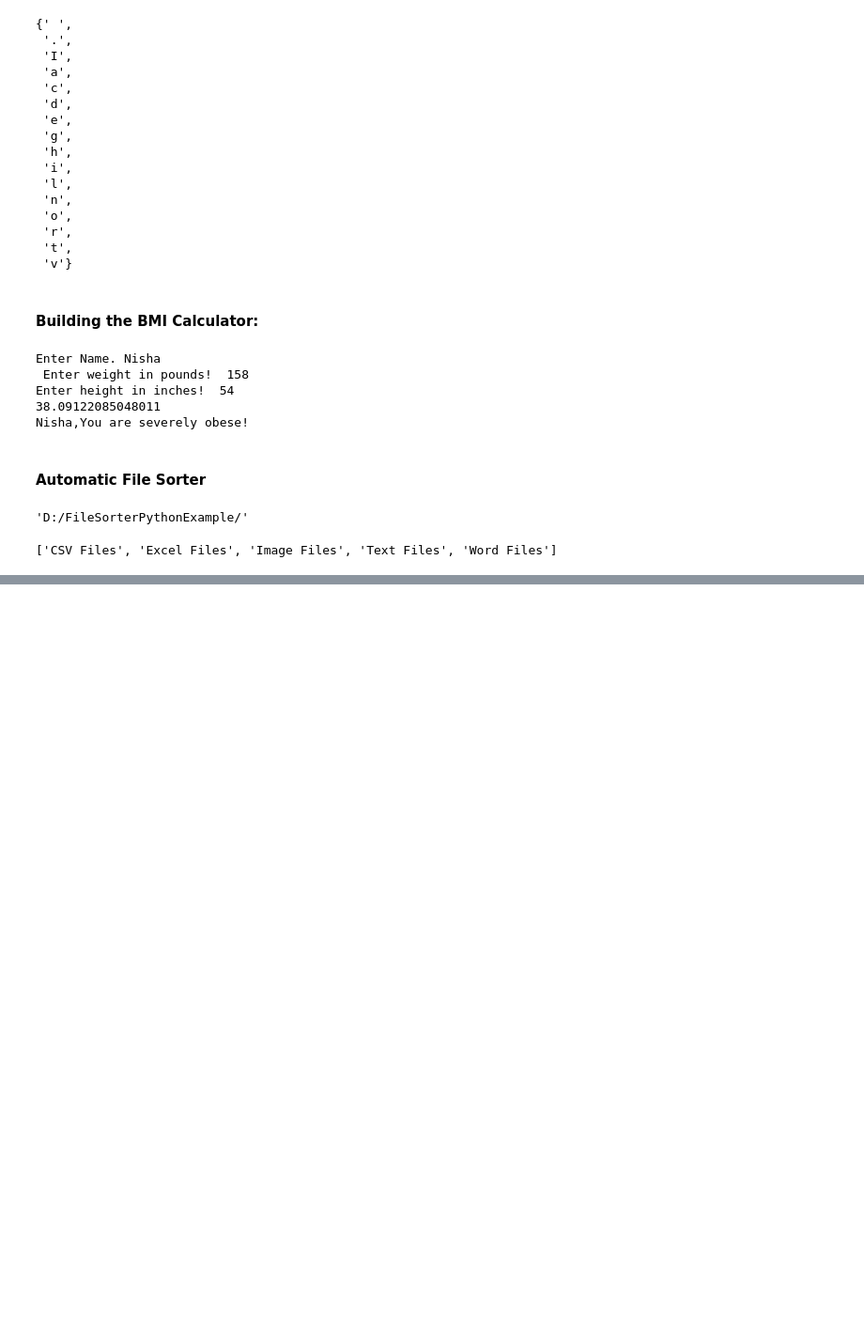
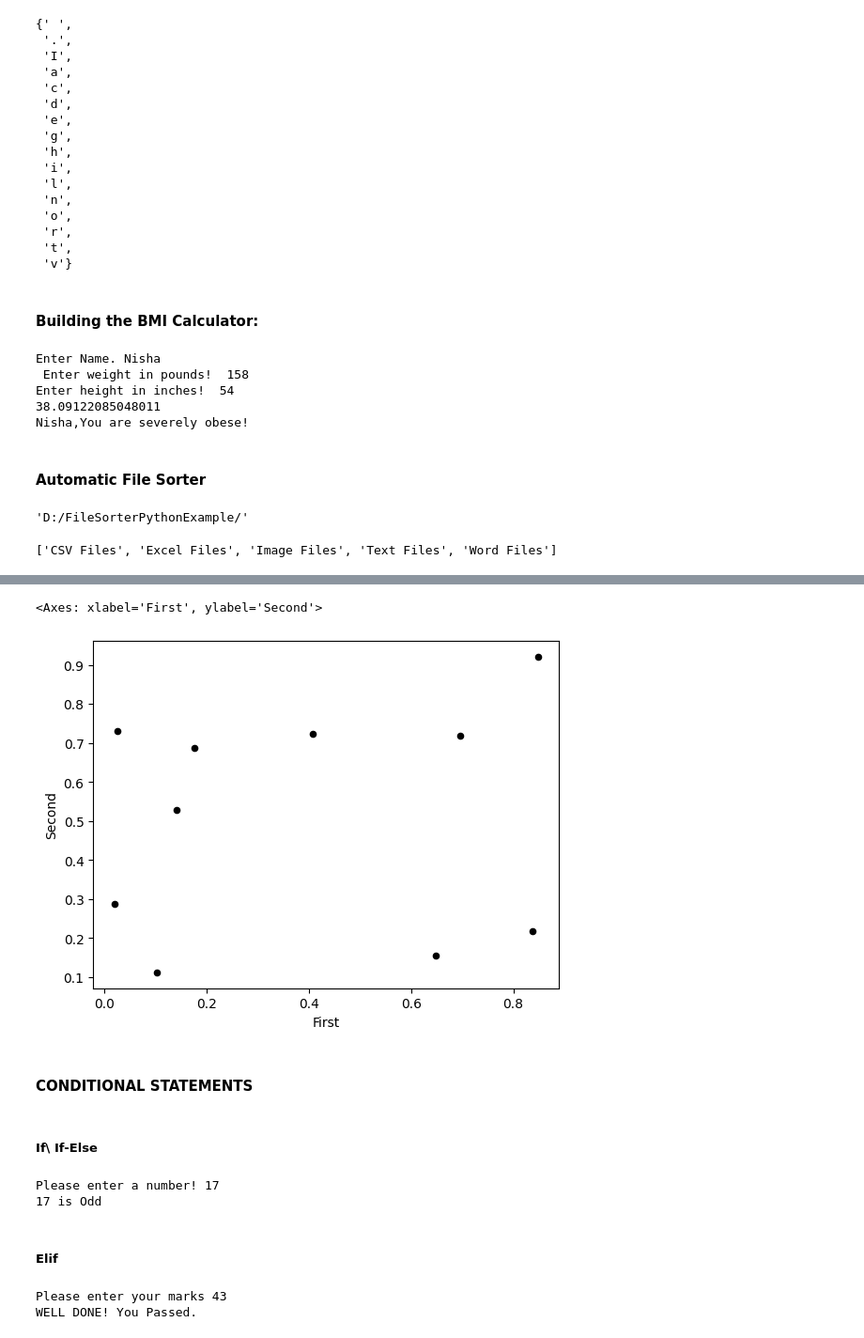
Before and after one commit to JYAKHWA/PythonPractice, a Jupyter notebook: DataAnalyticsPractice.ipynb, the cells around one changed output, grey strips where cells are left out. Shown: that part at 94% size. Drawn from its saved outputs; the diff is of its cells as text; code cells hidden in the pictures; blank space fills up the shorter version.

```diff
--- a/DataAnalyticsPractice.ipynb
+++ b/DataAnalyticsPractice.ipynb
@@ -335,0 +415,35 @@ for file in files:
+# %%
+df.plot.scatter (x = 'First', y = 'Second', color = 'k')
+# %% [output]
+<Axes: xlabel='First', ylabel='Second'>
+[figure, added]
+# %% [markdown]
+#### CONDITIONAL STATEMENTS
+# %% [markdown]
+##### If\ If-Else
+# %%
+number = int ( input ('Please enter a number!') )
+if number%2 == 0:
+    print (number , 'is an Even Number')
+else:
+    print (number, 'is Odd')
+# %% [output]
+Please enter a number! 17
+17 is Odd
+# %% [markdown]
+##### Elif
+# %%
+# Enter MArks and check the PASSING
+
+marks = int (input ('Please enter your marks') )
+if marks < 40:
+    print ('Sorry! You failed.')
+elif marks >= 70 and marks <= 100:
+    print ('CONGRACTS! You have DISTINCTION.')
+elif marks >= 60 and marks <70:
+    print ('CONGRACTS! You have MERIT.')
+else:
+        print ('WELL DONE! You Passed.')
+# %% [output]
+Please enter your marks 43
+WELL DONE! You Passed.
```
Also changed, not shown: parts of 18 cells of this notebook, 2 other files.
